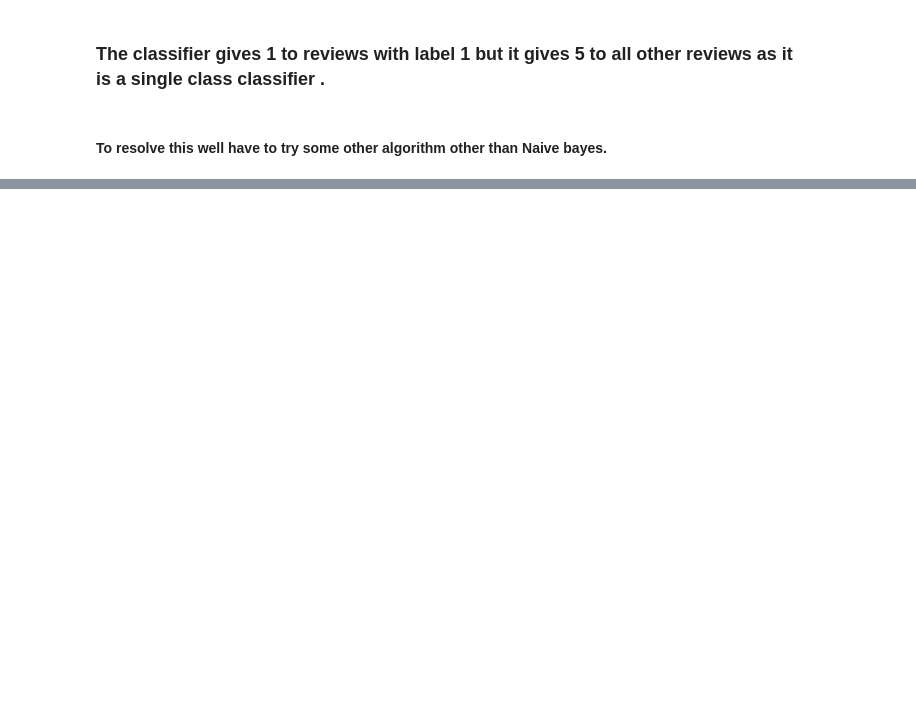
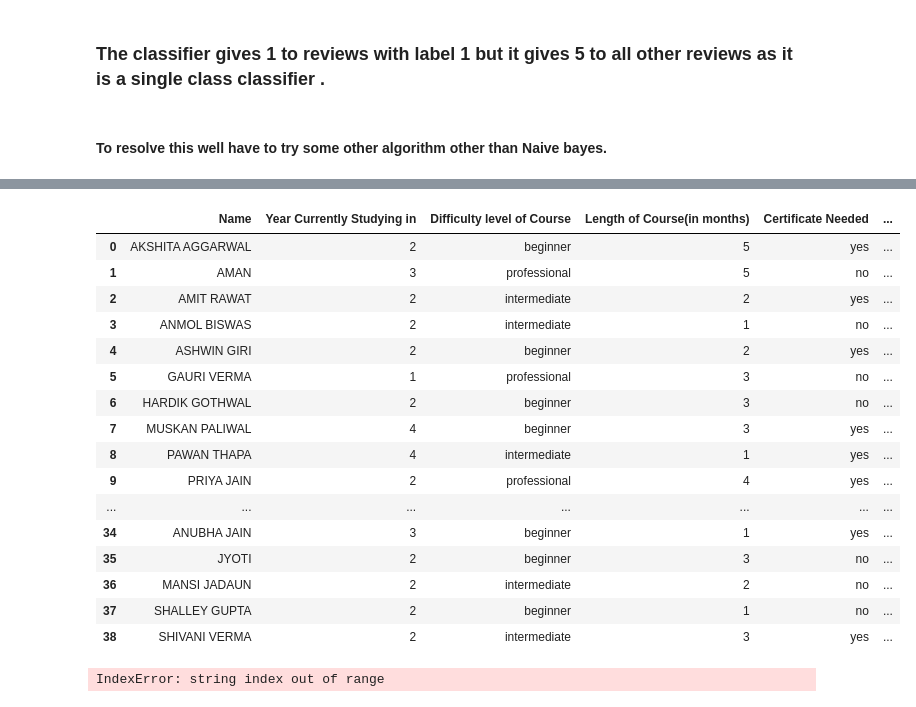
Before and after one commit to achin1tya/MinorProject-, a Jupyter notebook: MinorProjectClassifier01.ipynb, the cells around one changed output, grey strips where cells are left out. Cells and saved outputs as stored; diff of their text form; code cells hidden in the pictures; blank space fills up the shorter version.

```diff
--- a/MinorProjectClassifier01.ipynb
+++ b/MinorProjectClassifier01.ipynb
@@ -450,0 +692,10 @@ classifier_new.close()
+# %%
+def getLevelColumn(str):
+    if(str=="beginner"):
+        return 1
+    elif(str=="intermediate"):
+        return 2
+    else :
+        return 3
+# %%
+numericalValueOfDifficultyLevel=datatoRead["Difficulty level of Course"].apply(getLevelColumn)
@@ -450,0 +704,22 @@ classifier_new.close()
+# %%
+datatoRead['NumericalDifficultyLevelOfCourse']=numericalValueOfDifficultyLevel
+# %%
+datatoRead
+# %% [output]
+|  | Name | Year Currently Studying in | Difficulty level of Course | Length of Course(in months) | Certificate Needed | ... |
+| 0 | AKSHITA AGGARWAL | 2 | beginner | 5 | yes | ... |
+| 1 | AMAN | 3 | professional | 5 | no | ... |
+| 2 | AMIT RAWAT | 2 | intermediate | 2 | yes | ... |
+| 3 | ANMOL BISWAS | 2 | intermediate | 1 | no | ... |
+| 4 | ASHWIN GIRI | 2 | beginner | 2 | yes | ... |
+| 5 | GAURI VERMA | 1 | professional | 3 | no | ... |
+| 6 | HARDIK GOTHWAL | 2 | beginner | 3 | no | ... |
+| 7 | MUSKAN PALIWAL | 4 | beginner | 3 | yes | ... |
+| 8 | PAWAN THAPA | 4 | intermediate | 1 | yes | ... |
+| 9 | PRIYA JAIN | 2 | professional | 4 | yes | ... |
+| ... | ... | ... | ... | ... | ... | ... |
+| 34 | ANUBHA JAIN | 3 | beginner | 1 | yes | ... |
+| 35 | JYOTI | 2 | beginner | 3 | no | ... |
+| 36 | MANSI JADAUN | 2 | intermediate | 2 | no | ... |
+| 37 | SHALLEY GUPTA | 2 | beginner | 1 | no | ... |
+| 38 | SHIVANI VERMA | 2 | intermediate | 3 | yes | ... |
@@ -450,0 +740,6 @@ classifier_new.close()
+# %%
+scores=[]
+for data in datatoRead:
+    scores.append(getScore(data[1],data[16],data[3],data[17]))
+# %% [output]
+IndexError: string index out of range
```
Also changed, not shown: parts of 109 cells of this notebook, 2 other files.
